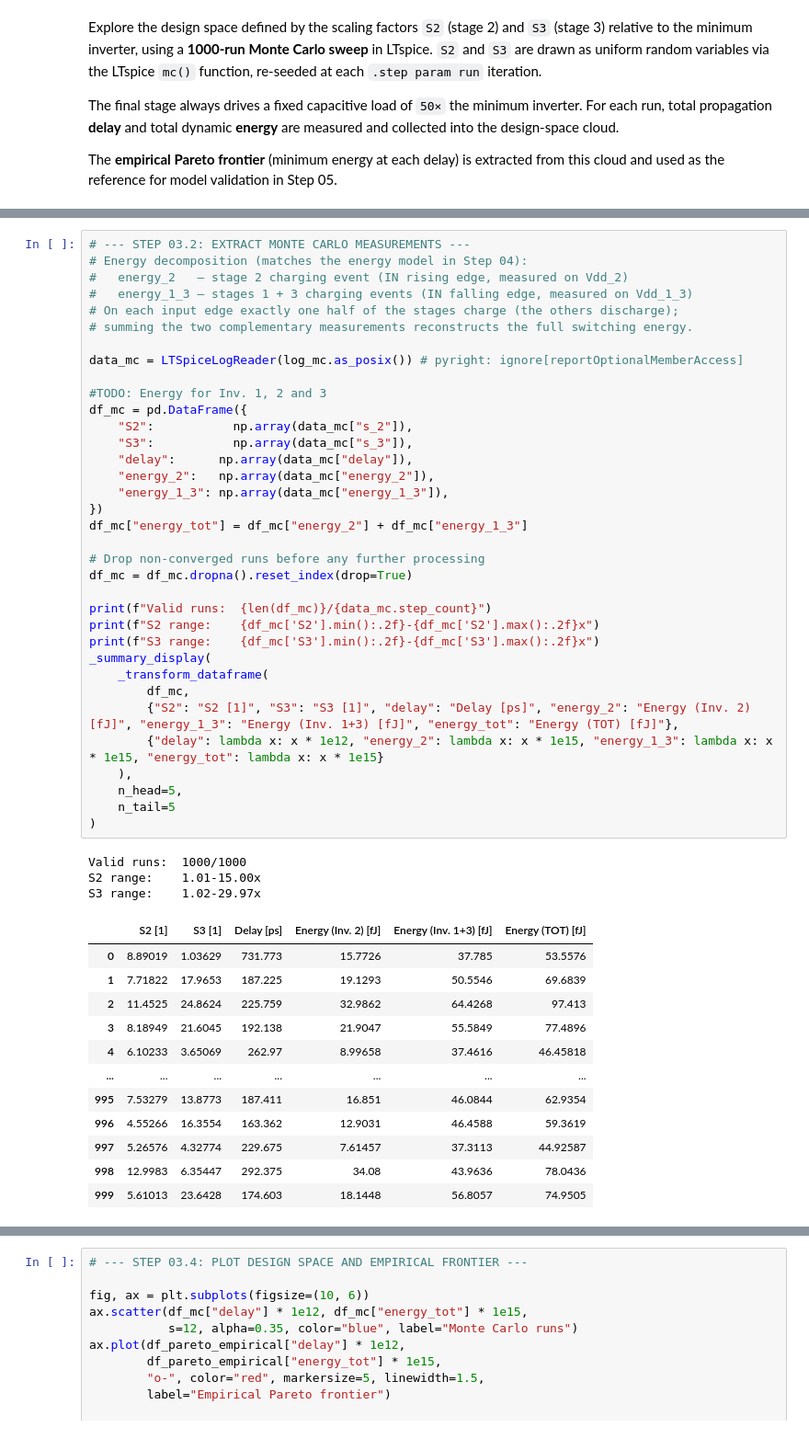
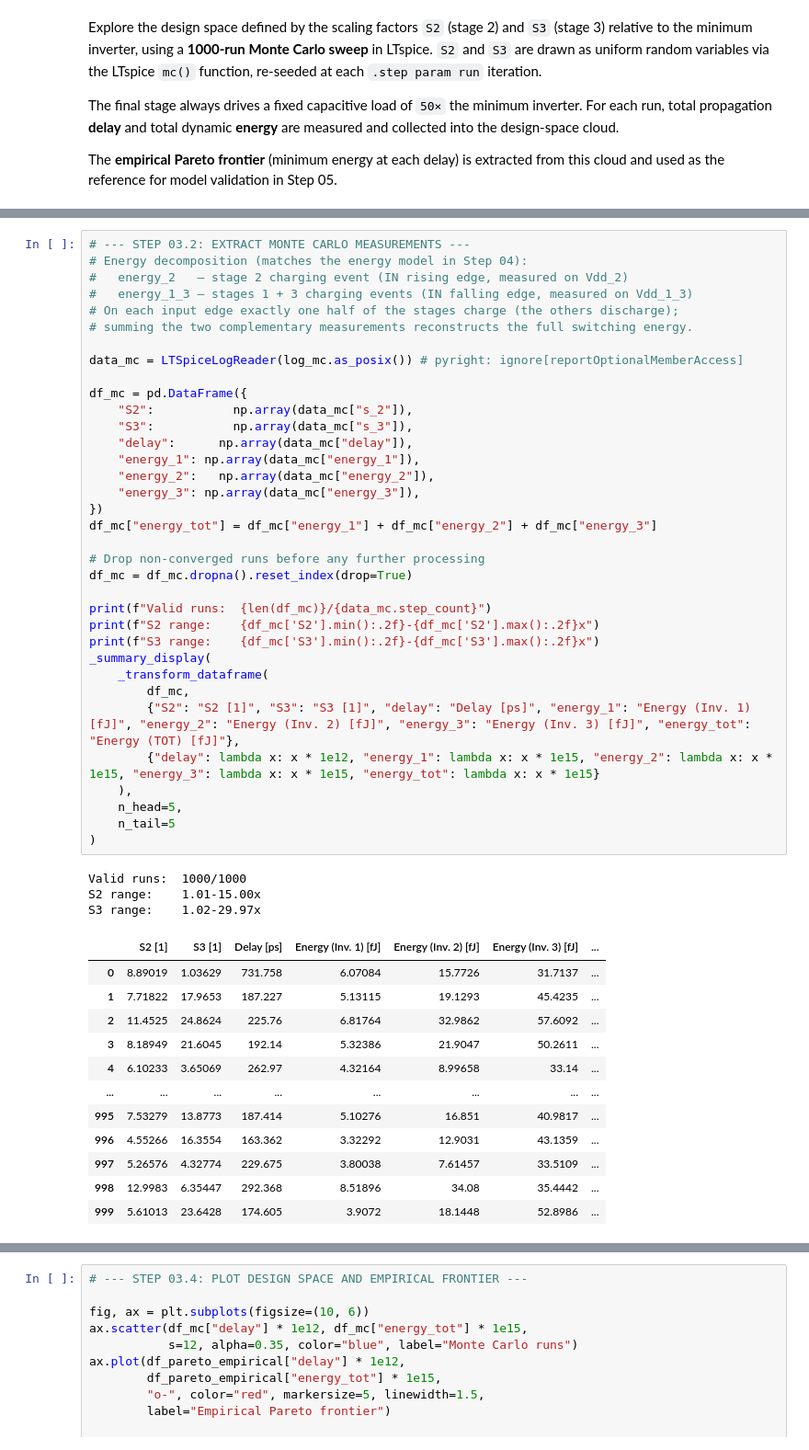
Before and after one commit to XBlayz/Low_power-projects, a Jupyter notebook: notebooks/project-01.ipynb, the cells around one changed output, grey strips where cells are left out. Shown at 92% size. Drawn from its saved outputs; the diff is of its cells as text.

Commit message:
refactor(project-01): separated energy for each stage

```diff
--- a/notebooks/project-01.ipynb
+++ b/notebooks/project-01.ipynb
@@ -539,50 +539,50 @@ Done.  Log: C:\Users\stefa\Workspace\01-UNICAL\Low_power-projects\notebooks\outp
 #   energy_1_3 – stages 1 + 3 charging events (IN falling edge, measured on Vdd_1_3)
 # On each input edge exactly one half of the stages charge (the others discharge);
 # summing the two complementary measurements reconstructs the full switching energy.
 
 data_mc = LTSpiceLogReader(log_mc.as_posix()) # pyright: ignore[reportOptionalMemberAccess]
 
-#TODO: Energy for Inv. 1, 2 and 3
 df_mc = pd.DataFrame({
     "S2":           np.array(data_mc["s_2"]),
     "S3":           np.array(data_mc["s_3"]),
     "delay":      np.array(data_mc["delay"]),
+    "energy_1": np.array(data_mc["energy_1"]),
     "energy_2":   np.array(data_mc["energy_2"]),
-    "energy_1_3": np.array(data_mc["energy_1_3"]),
+    "energy_3": np.array(data_mc["energy_3"]),
 })
-df_mc["energy_tot"] = df_mc["energy_2"] + df_mc["energy_1_3"]
+df_mc["energy_tot"] = df_mc["energy_1"] + df_mc["energy_2"] + df_mc["energy_3"]
 
 # Drop non-converged runs before any further processing
 df_mc = df_mc.dropna().reset_index(drop=True)
 
 print(f"Valid runs:  {len(df_mc)}/{data_mc.step_count}")
 print(f"S2 range:    {df_mc['S2'].min():.2f}-{df_mc['S2'].max():.2f}x")
 print(f"S3 range:    {df_mc['S3'].min():.2f}-{df_mc['S3'].max():.2f}x")
 _summary_display(
     _transform_dataframe(
         df_mc,
-        {"S2": "S2 [1]", "S3": "S3 [1]", "delay": "Delay [ps]", "energy_2": "Energy (Inv. 2) [fJ]", "energy_1_3": "Energy (Inv. 1+3) [fJ]", "energy_tot": "Energy (TOT) [fJ]"},
-        {"delay": lambda x: x * 1e12, "energy_2": lambda x: x * 1e15, "energy_1_3": lambda x: x * 1e15, "energy_tot": lambda x: x * 1e15}
+        {"S2": "S2 [1]", "S3": "S3 [1]", "delay": "Delay [ps]", "energy_1": "Energy (Inv. 1) [fJ]", "energy_2": "Energy (Inv. 2) [fJ]", "energy_3": "Energy (Inv. 3) [fJ]", "energy_tot": "Energy (TOT) [fJ]"},
+        {"delay": lambda x: x * 1e12, "energy_1": lambda x: x * 1e15, "energy_2": lambda x: x * 1e15, "energy_3": lambda x: x * 1e15, "energy_tot": lambda x: x * 1e15}
     ),
     n_head=5,
     n_tail=5
 )
 # %% [output]
 Valid runs:  1000/1000
 S2 range:    1.01-15.00x
 S3 range:    1.02-29.97x
-|  | S2 [1] | S3 [1] | Delay [ps] | Energy (Inv. 2) [fJ] | Energy (Inv. 1+3) [fJ] | Energy (TOT) [fJ] |
-| 0 | 8.89019 | 1.03629 | 731.773 | 15.7726 | 37.785 | 53.5576 |
-| 1 | 7.71822 | 17.9653 | 187.225 | 19.1293 | 50.5546 | 69.6839 |
-| 2 | 11.4525 | 24.8624 | 225.759 | 32.9862 | 64.4268 | 97.413 |
-| 3 | 8.18949 | 21.6045 | 192.138 | 21.9047 | 55.5849 | 77.4896 |
-| 4 | 6.10233 | 3.65069 | 262.97 | 8.99658 | 37.4616 | 46.45818 |
-| ... | ... | ... | ... | ... | ... | ... |
-| 995 | 7.53279 | 13.8773 | 187.411 | 16.851 | 46.0844 | 62.9354 |
-| 996 | 4.55266 | 16.3554 | 163.362 | 12.9031 | 46.4588 | 59.3619 |
-| 997 | 5.26576 | 4.32774 | 229.675 | 7.61457 | 37.3113 | 44.92587 |
-| 998 | 12.9983 | 6.35447 | 292.375 | 34.08 | 43.9636 | 78.0436 |
-| 999 | 5.61013 | 23.6428 | 174.603 | 18.1448 | 56.8057 | 74.9505 |
+|  | S2 [1] | S3 [1] | Delay [ps] | Energy (Inv. 1) [fJ] | Energy (Inv. 2) [fJ] | Energy (Inv. 3) [fJ] | ... |
+| 0 | 8.89019 | 1.03629 | 731.758 | 6.07084 | 15.7726 | 31.7137 | ... |
+| 1 | 7.71822 | 17.9653 | 187.227 | 5.13115 | 19.1293 | 45.4235 | ... |
+| 2 | 11.4525 | 24.8624 | 225.76 | 6.81764 | 32.9862 | 57.6092 | ... |
+| 3 | 8.18949 | 21.6045 | 192.14 | 5.32386 | 21.9047 | 50.2611 | ... |
+| 4 | 6.10233 | 3.65069 | 262.97 | 4.32164 | 8.99658 | 33.14 | ... |
+| ... | ... | ... | ... | ... | ... | ... | ... |
+| 995 | 7.53279 | 13.8773 | 187.414 | 5.10276 | 16.851 | 40.9817 | ... |
+| 996 | 4.55266 | 16.3554 | 163.362 | 3.32292 | 12.9031 | 43.1359 | ... |
+| 997 | 5.26576 | 4.32774 | 229.675 | 3.80038 | 7.61457 | 33.5109 | ... |
+| 998 | 12.9983 | 6.35447 | 292.368 | 8.51896 | 34.08 | 35.4442 | ... |
+| 999 | 5.61013 | 23.6428 | 174.605 | 3.9072 | 18.1448 | 52.8986 | ... |
 # %%
 # --- STEP 03.3: EXTRACT EMPIRICAL PARETO FRONTIER ---
 # A point is Pareto-optimal iff no other run achieves both lower delay AND
```
Also changed, not shown: parts of 4 cells of this notebook, 1 other file.
